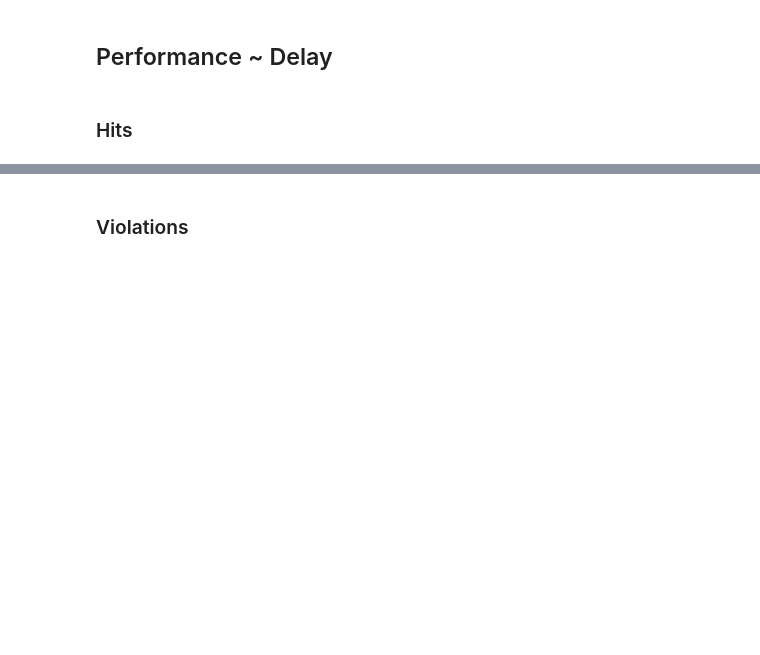
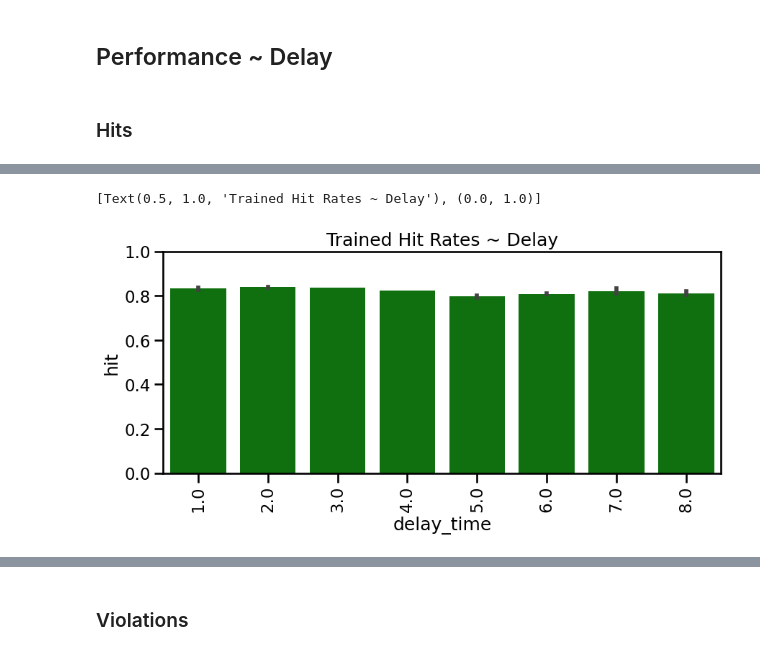
Before and after one commit to jess-breda/violations-multinomial, a Jupyter notebook: notebooks/EDA_01_describe_perf.ipynb, the cells around one changed output, grey strips where cells are left out. Drawn from its saved outputs; the diff is of its cells as text; code cells hidden in the pictures; blank space fills up the shorter version.

```diff
--- a/notebooks/EDA_01_describe_perf.ipynb
+++ b/notebooks/EDA_01_describe_perf.ipynb
@@ -452,2 +492,16 @@ ax.set(title="Stage 3+ Hit Rates ~ Delay", ylim=(0, 1))
+# %%
+fig, ax = plt.subplots(figsize=(10, 4))
+sns.barplot(
+    data=trained_df,
+    x="delay_time",
+    y="hit",
+    color="green",
+    ax=ax,
+)
+_ = ax.set_xticklabels(ax.get_xticklabels(), rotation=90)
+ax.set(title="Trained Hit Rates ~ Delay", ylim=(0, 1))
+# %% [output]
+[Text(0.5, 1.0, 'Trained Hit Rates ~ Delay'), (0.0, 1.0)]
+[figure, added]
 # %%
 g = sns.catplot(
```
Also changed, not shown: parts of 19 cells of this notebook, 2 other files.
